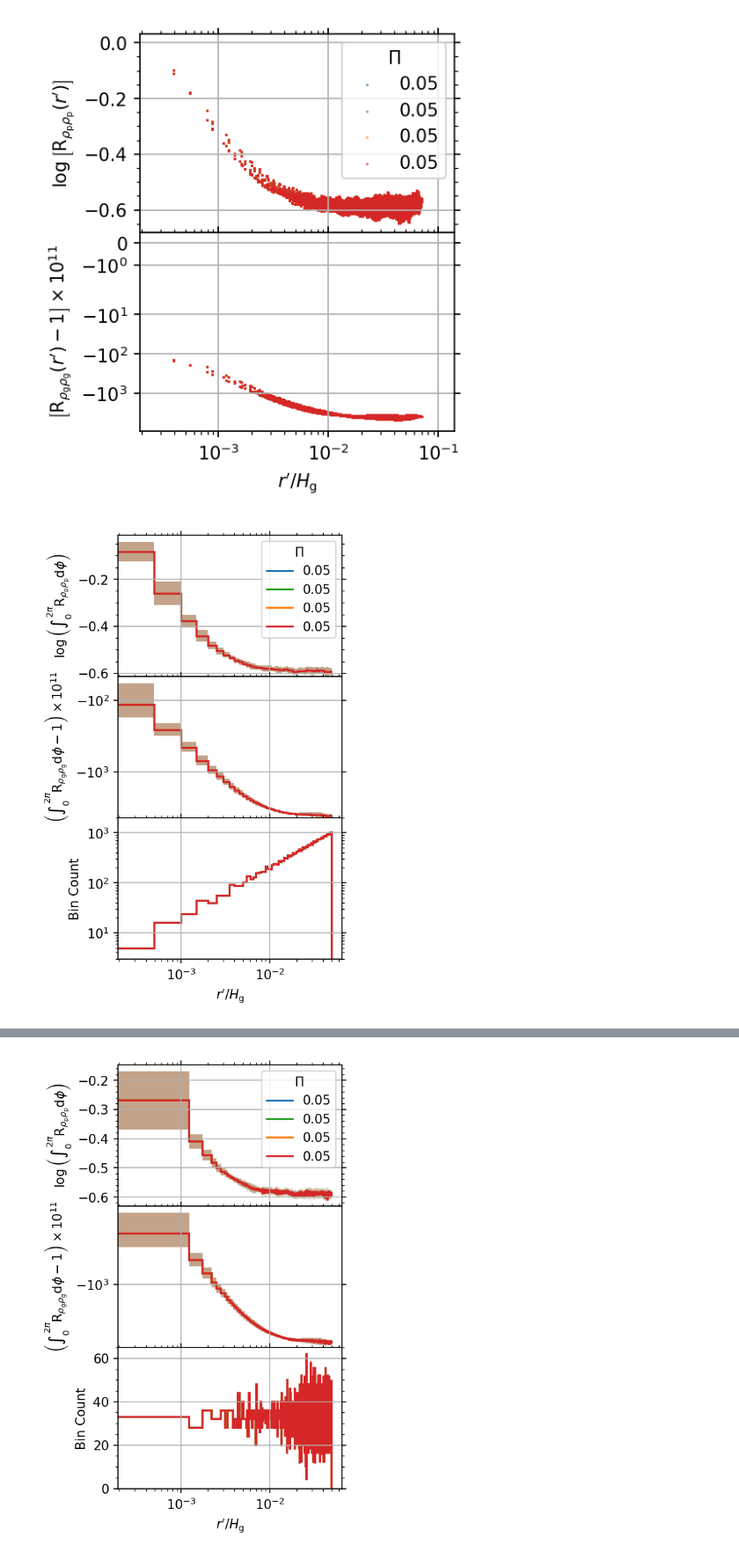
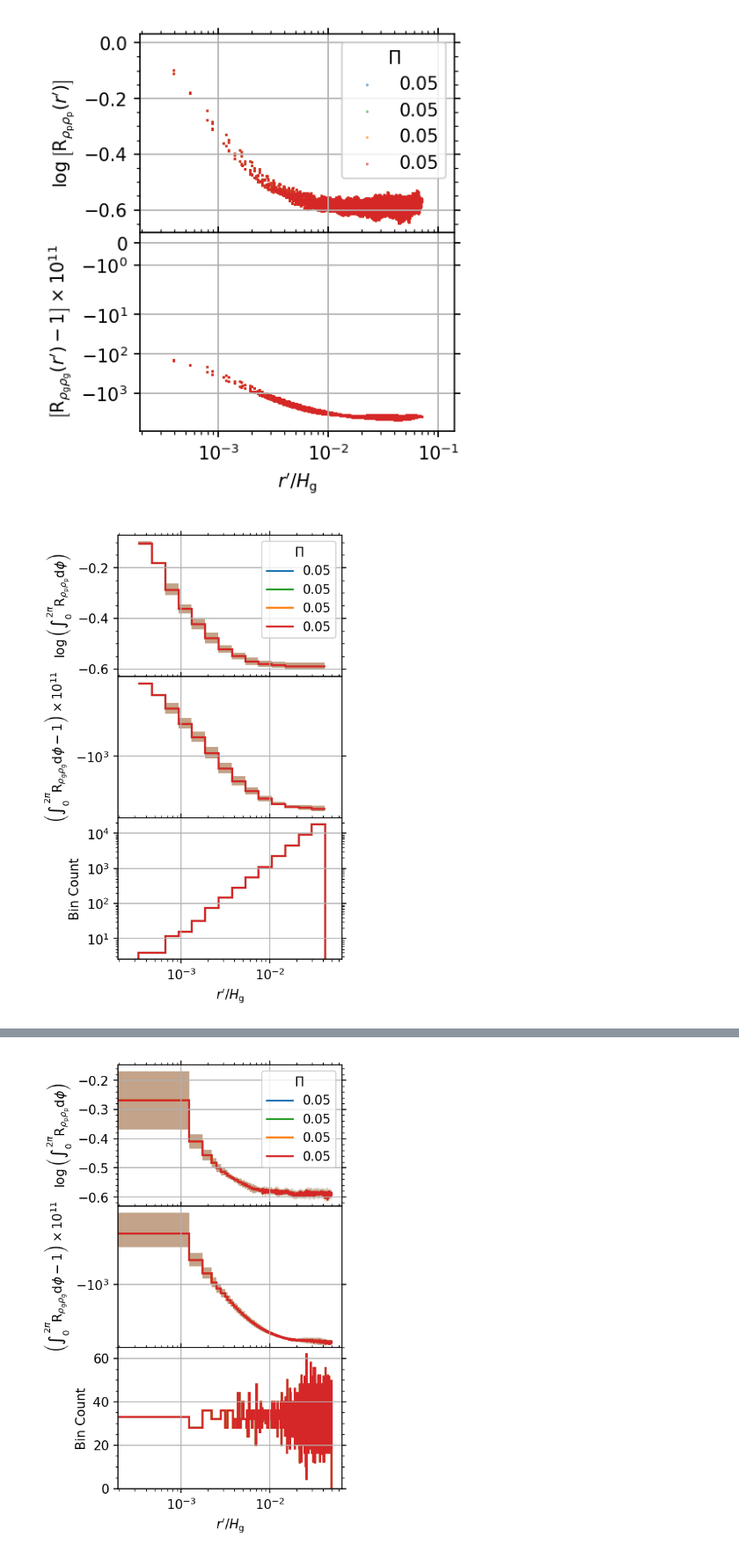
Before and after one commit to sabaronett/streaming-instability, a Jupyter notebook: ipynb/ACF.ipynb, the cells around one changed output, grey strips where cells are left out. Shown at 88% size. Drawn from its saved outputs; the diff is of its cells as text; code cells hidden in the pictures.

Commit message:
Delete r'=0 pt, unused diagnostic plots

```diff
--- a/ipynb/ACF.ipynb
+++ b/ipynb/ACF.ipynb
@@ -311,15 +257,14 @@ case = 'AB'
 Pis = [['0.05', 'tab:blue'], ['0.05', 'tab:green'],
        ['0.05', 'tab:orange'], ['0.05', 'tab:red']]
 res = 256
-bins = 100
 
 for i, Pi in enumerate(Pis):
-    # Collect parameters and plot densities
+    # Collect parameters
     # print(f'{case}/{Pi[0]}: Processing...', flush=True)
     path = f'{workdir}/{case}/{Pi[0]}/{res}'
     athinput = athena_read.athinput(f'{path}/athinput.si')
     c_s = athinput['hydro']['iso_sound_speed']
-    etar = float(Pi[0])*c_s
+    # etar = float(Pi[0])*c_s
     data = athena_read.athdf(f'{path}/athdf/SI.out1.00100.athdf')
     xv, zv = data['x1v'], data['x2v']
     left, right = xv[-1]/res, 1.32*xv[-1]
@@ -327,59 +272,67 @@ for i, Pi in enumerate(Pis):
     pole = (xv[x0], zv[z0])
     rv = norms(xv, zv, pole).ravel()
     indices = np.where(rv > xv[-1])[0]
+    indices = np.append(indices, np.where(rv == 0)[0])
     rv = np.delete(rv, indices)
+    r0 = xv[x0]
+    base = np.sqrt(2)
+    leftmost_edge = r0/np.sqrt(base)
+    num = int(np.sqrt(res))
+    bin_edges = leftmost_edge*np.logspace(0, num, num=(num + 1), base=base)
+    # Process dust
     ft = fftpack.fft2(data['rhop'][0])
     ac = fftpack.ifft2(ft*np.conjugate(ft)).real
     norm = ac/ac[0][0]
     shift = fftpack.fftshift(norm)
     log = np.log10(shift).ravel()
     log = np.delete(log, indices)
-    dust_means, bin_edges, binnumnber = stats.binned_statistic(rv,
-        log, statistic='mean', bins=bins)
-    dust_stds, bin_edges, binnumnber = stats.binned_statistic(rv,
-        log, statistic='std', bins=bins)
+    dust_means, bin_edges, binnumnber = stats.binned_statistic(rv.ravel(),
+        log.ravel(), statistic='mean', bins=bin_edges)
+    dust_stds, bin_edges, binnumnber = stats.binned_statistic(rv.ravel(),
+        log.ravel(), statistic='std', bins=bin_edges)
     dust_highs = dust_means + dust_stds
     dust_lows = dust_means - dust_stds
+    # Process gas
     ft = fftpack.fft2(data['rho'][0])
     ac = fftpack.ifft2(ft*np.conjugate(ft)).real
     norm = ac/ac[0][0]
     shift = fftpack.fftshift(norm)
     offset = (shift.ravel() - 1)*1e11
     offset = np.delete(offset, indices)
-    gas_means, bin_edges, binnumnber = stats.binned_statistic(rv,
-        offset, statistic='mean', bins=bins)
-    gas_stds, bin_edges, binnumnber = stats.binned_statistic(rv,
-        offset, statistic='std', bins=bins)
+    gas_means, bin_edges, binnumnber = stats.binned_statistic(rv.ravel(),
+        offset.ravel(), statistic='mean', bins=bin_edges)
+    gas_stds, bin_edges, binnumnber = stats.binned_statistic(rv.ravel(),
+        offset.ravel(), statistic='std', bins=bin_edges)
     gas_highs = gas_means + gas_stds
     gas_lows = gas_means - gas_stds
-    bin_counts, bin_edges, binnumnber = stats.binned_statistic(rv,
-        rv, statistic='count', bins=bins)
+    bin_counts, bin_edges, binnumnber = stats.binned_statistic(rv.ravel(),
+        rv.ravel(), statistic='count', bins=bin_edges)
 
     axs[0].stairs(dust_means, bin_edges, baseline=float('-inf'),
                   color=Pi[1], lw=1.5, label=Pi[0])
     axs[0].stairs(dust_highs, bin_edges, baseline=dust_lows, fill=True,
-                                 color=Pi[1], alpha=0.2)
+                color=Pi[1], alpha=0.2)
     axs[1].stairs(gas_means, bin_edges, baseline=float('-inf'),
                   color=Pi[1], lw=1.5)
     axs[1].stairs(gas_highs, bin_edges, baseline=gas_lows, fill=True,
-                                 color=Pi[1], alpha=0.2)
+                  color=Pi[1], alpha=0.2)
     axs[2].stairs(bin_counts, bin_edges, color=Pi[1], lw=1.5)
     # print(f'\tdone.', flush=True)
 
 for ax in axs.flat:
     ax.grid()
     ax.label_outer()
     ax.minorticks_on()
     ax.tick_params(axis='both', which='both', top=True, right=True)
 
 # Format and save figure
 axs[0].legend(title=r'$\Pi$')
 axs[0].set(ylabel=r'$\log\left(\int_0^{2\pi}\mathrm{R}_{\rho_\mathrm{p}\rho_\mathrm{p}}\mathrm{d}\phi\right)$')
 axs[1].set(yscale='symlog',
            ylabel=r'$\left(\int_0^{2\pi}\mathrm{R}_{\rho_\mathrm{g}\rho_\mathrm{g}}\mathrm{d}\phi-1\right)\times10^{11}$')
-axs[2].set(xlim=(left, right), ylim=(3, 2e3), xscale='log', yscale='log',
+axs[2].set(xlim=(left, right), xscale='log', yscale='log',
            xlabel=r'$r^\prime/H_\mathrm{g}$', ylabel=r'Bin Count')
 plt.subplots_adjust(hspace=0)
 # plt.savefig(f'figs/{case}_Rs_rad-prof.pdf', bbox_inches='tight', pad_inches=0.01)
 # %% [output]
-[figure, old version]
+[figure, new version]
```
Also changed, not shown: parts of 8 cells of this notebook.
